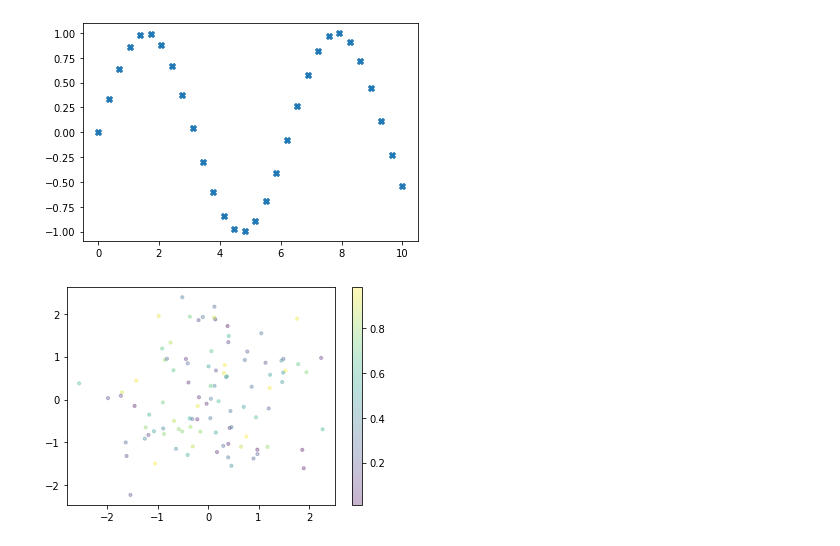
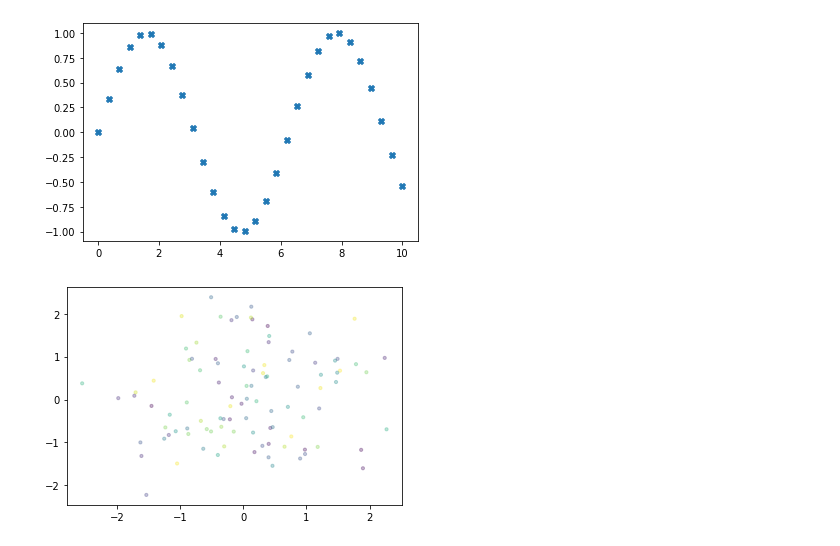
Before and after one commit to tkaya94/UdemyDataScience, a Jupyter notebook: 4_Matplotlib/02_ScatterPlot.ipynb, the cells around one changed output. Saved outputs shown, nothing was run; the diff lists cells and outputs as text; code cells hidden in the pictures.

```diff
--- a/4_Matplotlib/02_ScatterPlot.ipynb
+++ b/4_Matplotlib/02_ScatterPlot.ipynb
@@ -52,15 +52,12 @@ plt.scatter(x, y, marker='X');
 # %%
 x = np.random.randn(100)
 y = np.random.randn(100)
 colors = np.random.rand(100)
 
 plt.scatter(
     x, y,
-    c=colors,
     s=10,
-    alpha=0.3,
-    cmap='viridis'
-)
-plt.colorbar();
+    alpha=0.3
+);
 # %% [output]
-[figure, old version]
+[figure, new version]
```
Also changed, not shown: 1 other file.
